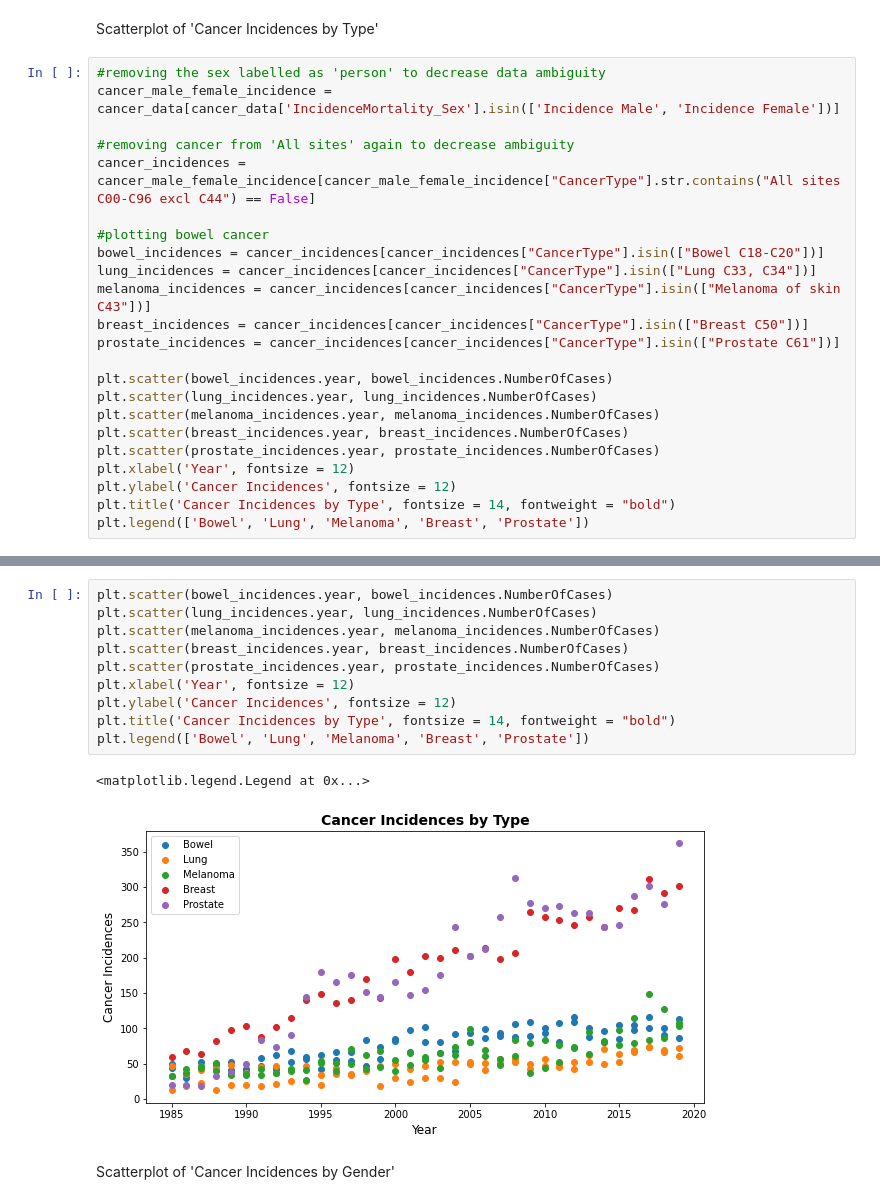
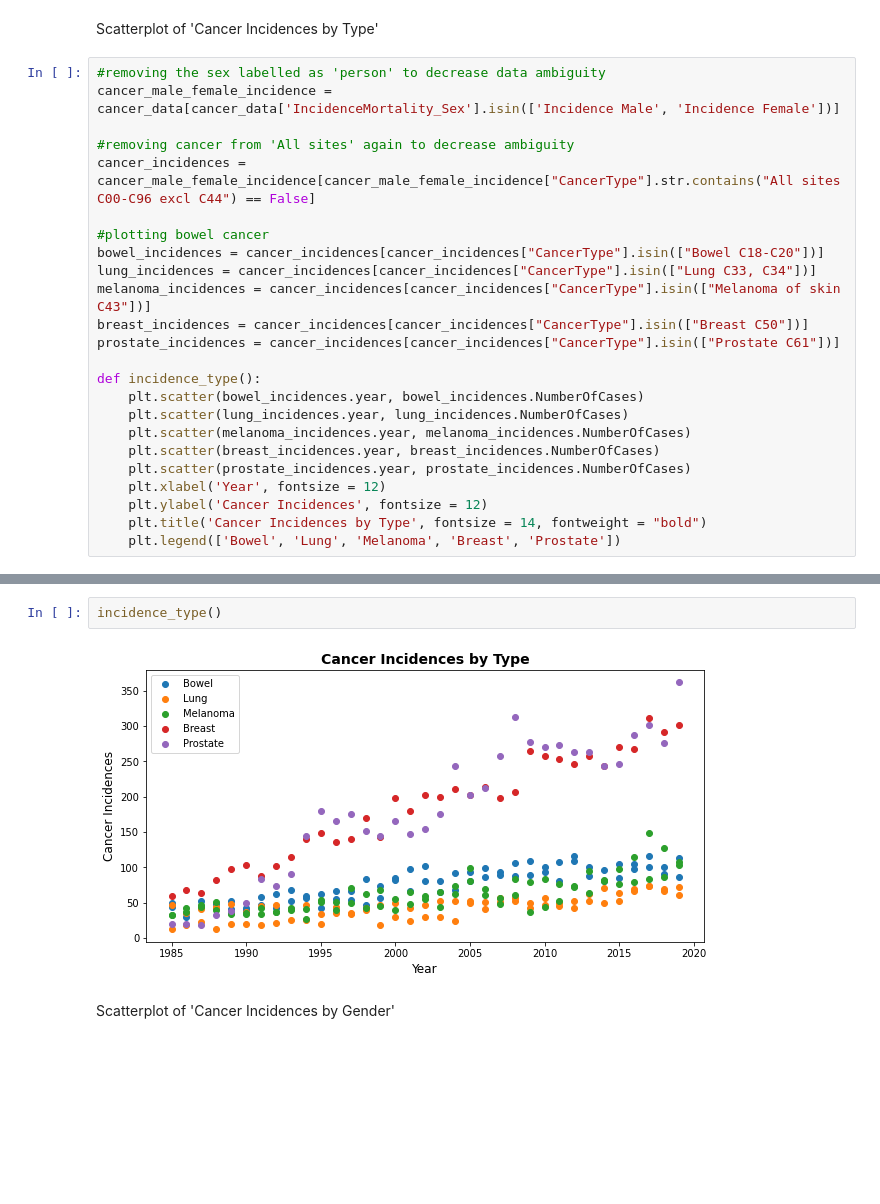
Before and after one commit to RowanSakoulas/data_project, a Jupyter notebook: cancer_dataproject.ipynb, the cells around one changed output, grey strips where cells are left out. Cells and saved outputs as stored; diff of their text form; blank space fills up the shorter version.

```diff
--- a/cancer_dataproject.ipynb
+++ b/cancer_dataproject.ipynb
@@ -55,12 +55,13 @@ melanoma_incidences = cancer_incidences[cancer_incidences["CancerType"].isin(["M
 breast_incidences = cancer_incidences[cancer_incidences["CancerType"].isin(["Breast C50"])]
 prostate_incidences = cancer_incidences[cancer_incidences["CancerType"].isin(["Prostate C61"])]
 
-plt.scatter(bowel_incidences.year, bowel_incidences.NumberOfCases)
-plt.scatter(lung_incidences.year, lung_incidences.NumberOfCases)
-plt.scatter(melanoma_incidences.year, melanoma_incidences.NumberOfCases)
-plt.scatter(breast_incidences.year, breast_incidences.NumberOfCases)
-plt.scatter(prostate_incidences.year, prostate_incidences.NumberOfCases)
-plt.xlabel('Year', fontsize = 12)
-plt.ylabel('Cancer Incidences', fontsize = 12)
-plt.title('Cancer Incidences by Type', fontsize = 14, fontweight = "bold")
-plt.legend(['Bowel', 'Lung', 'Melanoma', 'Breast', 'Prostate'])
+def incidence_type():
+    plt.scatter(bowel_incidences.year, bowel_incidences.NumberOfCases)
+    plt.scatter(lung_incidences.year, lung_incidences.NumberOfCases)
+    plt.scatter(melanoma_incidences.year, melanoma_incidences.NumberOfCases)
+    plt.scatter(breast_incidences.year, breast_incidences.NumberOfCases)
+    plt.scatter(prostate_incidences.year, prostate_incidences.NumberOfCases)
+    plt.xlabel('Year', fontsize = 12)
+    plt.ylabel('Cancer Incidences', fontsize = 12)
+    plt.title('Cancer Incidences by Type', fontsize = 14, fontweight = "bold")
+    plt.legend(['Bowel', 'Lung', 'Melanoma', 'Breast', 'Prostate'])
@@ -70,16 +68,7 @@ plt.legend(['Bowel', 'Lung', 'Melanoma', 'Breast', 'Prostate'])
-# %%
-plt.scatter(bowel_incidences.year, bowel_incidences.NumberOfCases)
-plt.scatter(lung_incidences.year, lung_incidences.NumberOfCases)
-plt.scatter(melanoma_incidences.year, melanoma_incidences.NumberOfCases)
-plt.scatter(breast_incidences.year, breast_incidences.NumberOfCases)
-plt.scatter(prostate_incidences.year, prostate_incidences.NumberOfCases)
-plt.xlabel('Year', fontsize = 12)
-plt.ylabel('Cancer Incidences', fontsize = 12)
-plt.title('Cancer Incidences by Type', fontsize = 14, fontweight = "bold")
-plt.legend(['Bowel', 'Lung', 'Melanoma', 'Breast', 'Prostate'])
-# %% [output]
-<matplotlib.legend.Legend at 0x...>
-[figure, removed]
+# %%
+incidence_type()
+# %% [output]
+[figure, added]
 # %% [markdown]
 Scatterplot of 'Cancer Incidences by Gender'
 # %%
```
Also changed, not shown: parts of 21 cells of this notebook.
